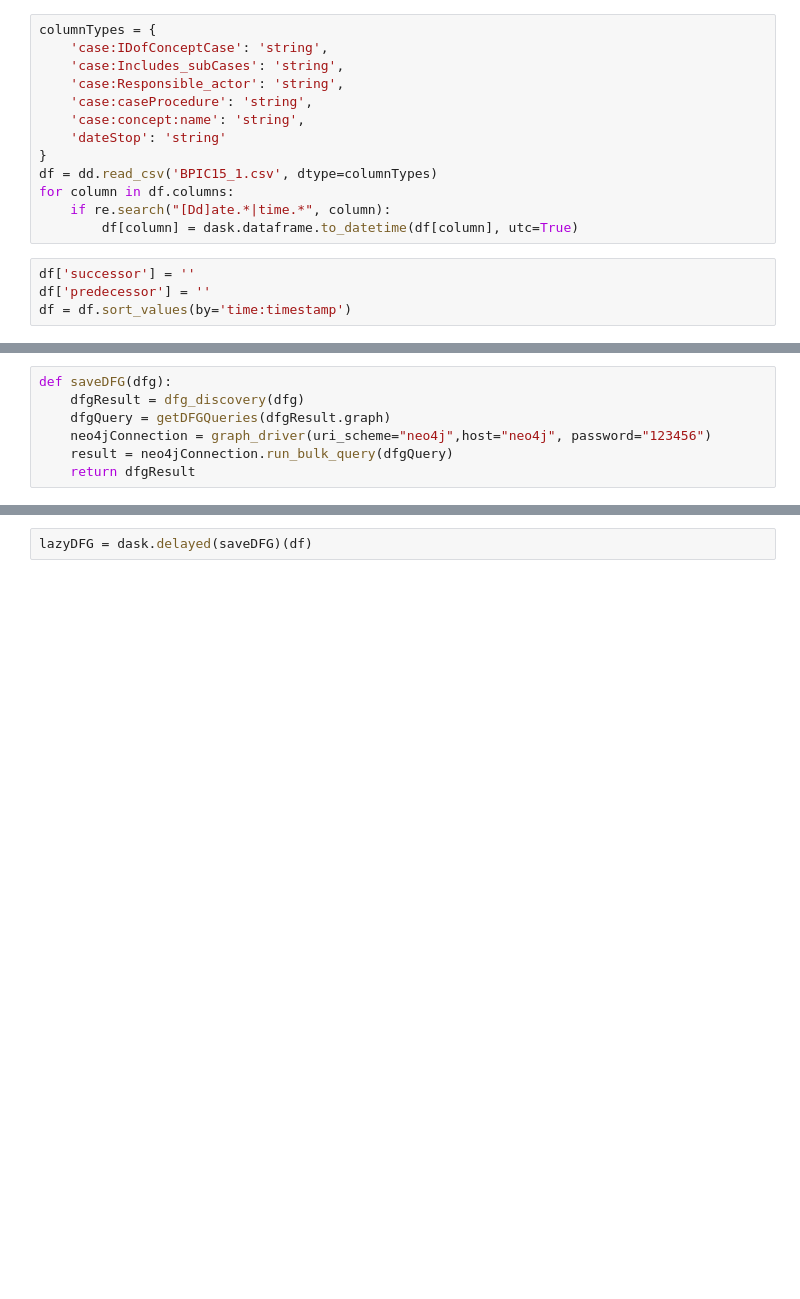
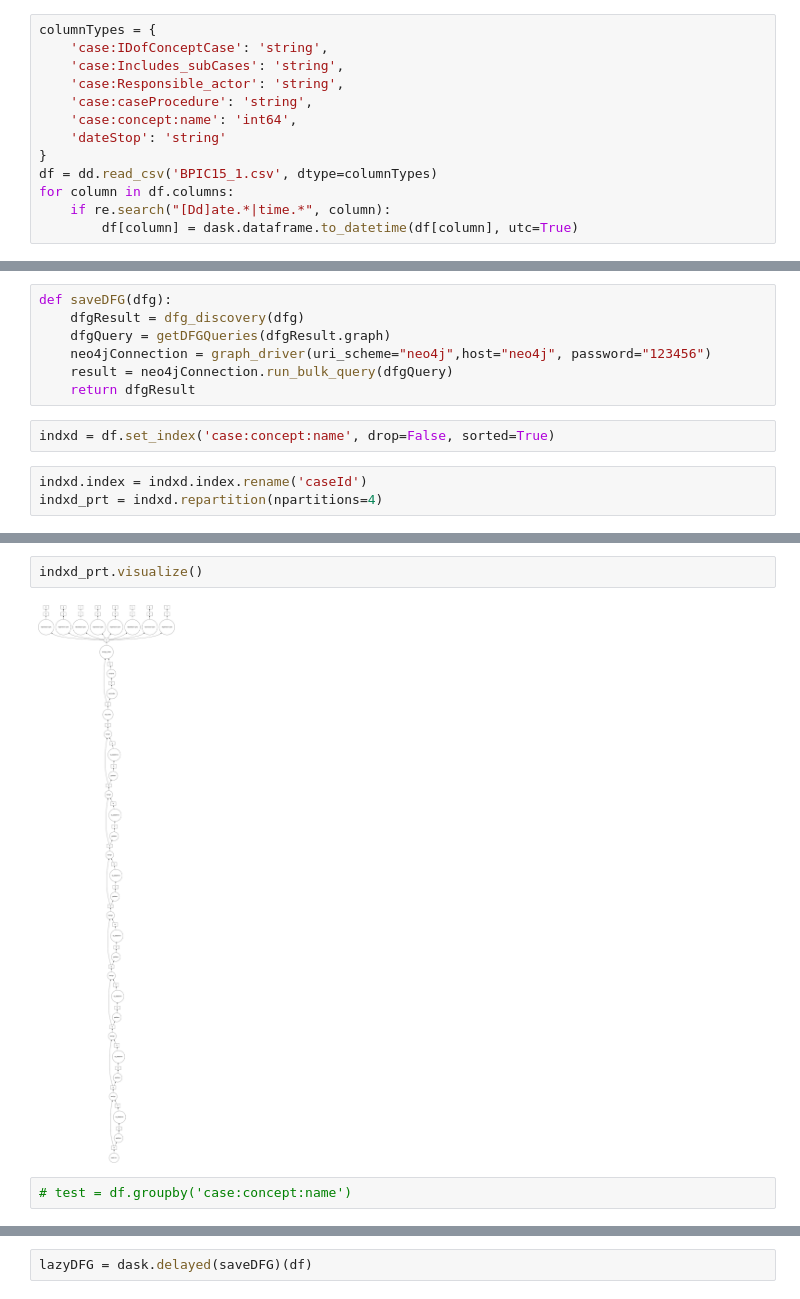
Before and after one commit to DataSystemsGroupUT/Process-Mining-Pipelines, a Jupyter notebook: notebooks/Dask implementation.ipynb, the cells around one changed output, grey strips where cells are left out. Saved outputs shown, nothing was run; the diff lists cells and outputs as text; blank space fills up the shorter version.

```diff
--- a/notebooks/Dask implementation.ipynb
+++ b/notebooks/Dask implementation.ipynb
@@ -87,17 +93,13 @@ columnTypes = {
     'case:Includes_subCases': 'string',
     'case:Responsible_actor': 'string',
     'case:caseProcedure': 'string',
-    'case:concept:name': 'string',
+    'case:concept:name': 'int64',
     'dateStop': 'string'
 }
 df = dd.read_csv('BPIC15_1.csv', dtype=columnTypes)
 for column in df.columns:
     if re.search("[Dd]ate.*|time.*", column):
         df[column] = dask.dataframe.to_datetime(df[column], utc=True)
-# %%
-df['successor'] = ''
-df['predecessor'] = ''
-df = df.sort_values(by='time:timestamp')
 # %%
 def getDFGQueries(dfg):
     listOfQueries = []
@@ -118,3 +122,8 @@ def saveDFG(dfg):
     neo4jConnection = graph_driver(uri_scheme="neo4j",host="neo4j", password="123456")
     result = neo4jConnection.run_bulk_query(dfgQuery)
     return dfgResult
+# %%
+indxd = df.set_index('case:concept:name', drop=False, sorted=True)
+# %%
+indxd.index = indxd.index.rename('caseId')
+indxd_prt = indxd.repartition(npartitions=4)
@@ -120,0 +136,6 @@ def saveDFG(dfg):
+# %%
+indxd_prt.visualize()
+# %% [output]
+[figure, added]
+# %%
+# test = df.groupby('case:concept:name')
```
Also changed, not shown: parts of 13 cells of this notebook, 2 other files.
